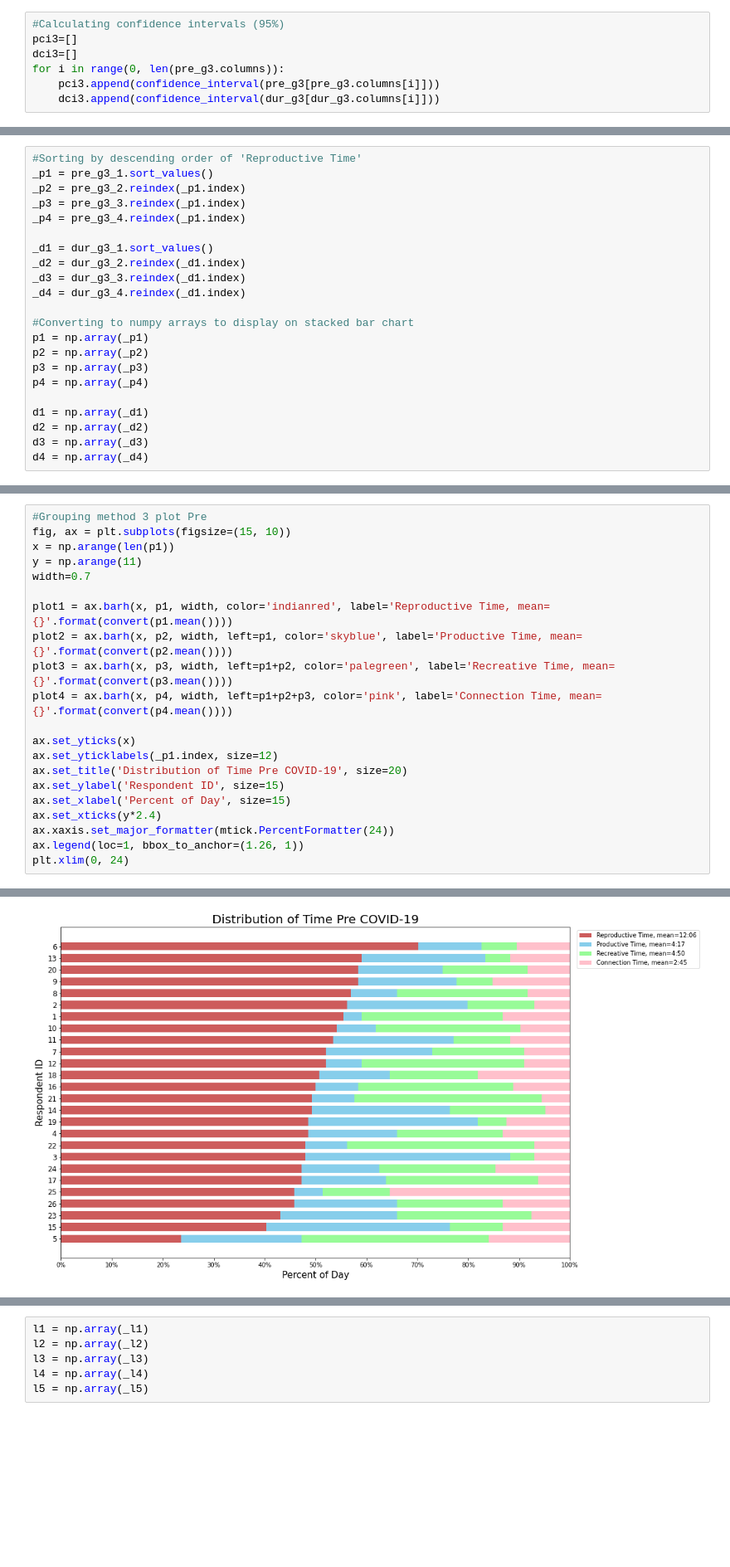
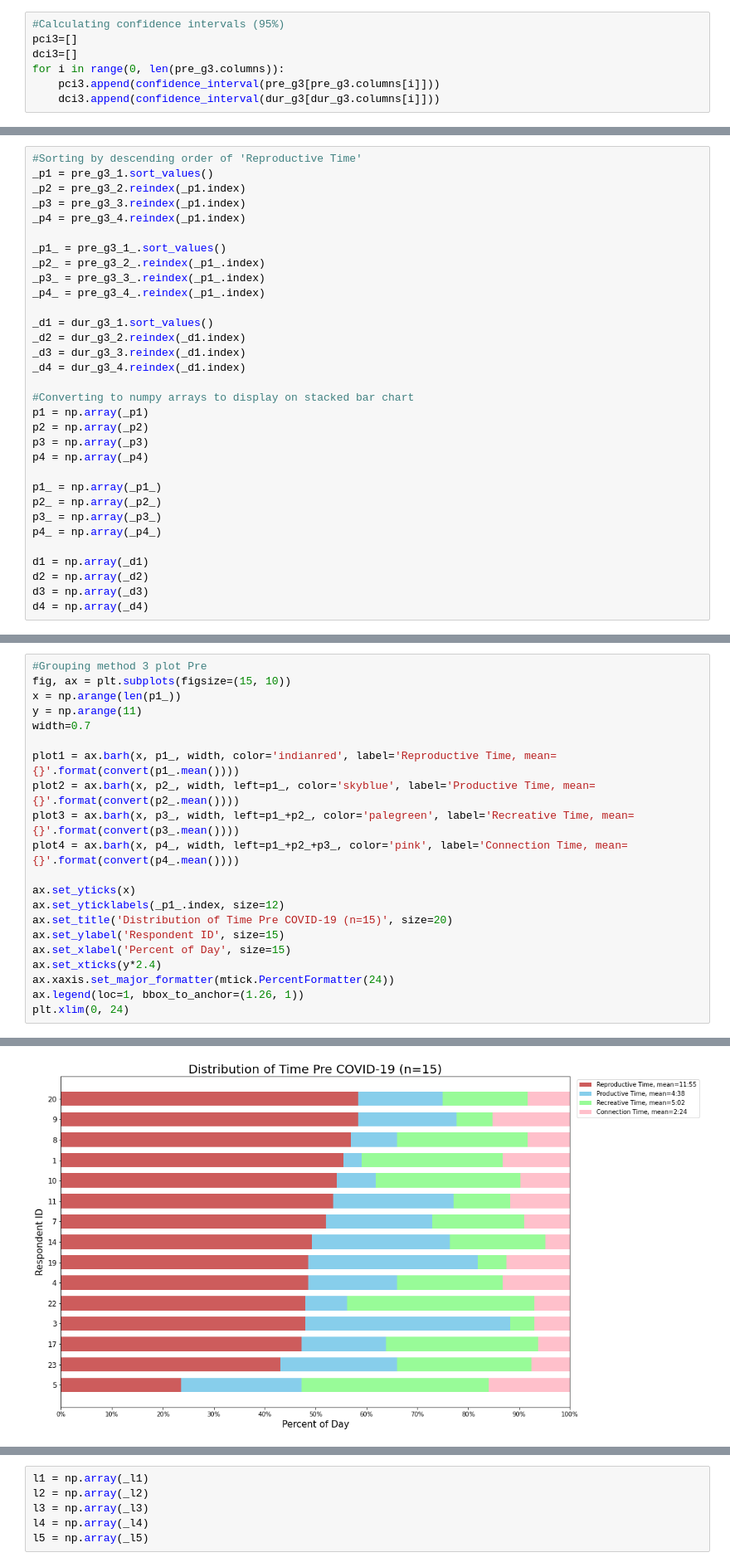
Before and after one commit to tommiehayes/Time-use-Analysis, a Jupyter notebook: Time use Analysis.ipynb, the cells around one changed output, grey strips where cells are left out. Shown at 83% size. Cells and saved outputs as stored; diff of their text form; blank space fills up the shorter version.

```diff
--- a/Time use Analysis.ipynb
+++ b/Time use Analysis.ipynb
@@ -428,6 +428,11 @@ _p1 = pre_g3_1.sort_values()
 _p2 = pre_g3_2.reindex(_p1.index)
 _p3 = pre_g3_3.reindex(_p1.index)
 _p4 = pre_g3_4.reindex(_p1.index)
+
+_p1_ = pre_g3_1_.sort_values()
+_p2_ = pre_g3_2_.reindex(_p1_.index)
+_p3_ = pre_g3_3_.reindex(_p1_.index)
+_p4_ = pre_g3_4_.reindex(_p1_.index)
 
 _d1 = dur_g3_1.sort_values()
 _d2 = dur_g3_2.reindex(_d1.index)
@@ -440,6 +445,11 @@ p2 = np.array(_p2)
 p3 = np.array(_p3)
 p4 = np.array(_p4)
 
+p1_ = np.array(_p1_)
+p2_ = np.array(_p2_)
+p3_ = np.array(_p3_)
+p4_ = np.array(_p4_)
+
 d1 = np.array(_d1)
 d2 = np.array(_d2)
 d3 = np.array(_d3)
@@ -471,24 +481,24 @@ plt.xlim(0, 24)
 # %%
 #Grouping method 3 plot Pre
 fig, ax = plt.subplots(figsize=(15, 10))
-x = np.arange(len(p1))
+x = np.arange(len(p1_))
 y = np.arange(11)
 width=0.7
 
-plot1 = ax.barh(x, p1, width, color='indianred', label='Reproductive Time, mean={}'.format(convert(p1.mean())))
-plot2 = ax.barh(x, p2, width, left=p1, color='skyblue', label='Productive Time, mean={}'.format(convert(p2.mean())))
-plot3 = ax.barh(x, p3, width, left=p1+p2, color='palegreen', label='Recreative Time, mean={}'.format(convert(p3.mean())))
-plot4 = ax.barh(x, p4, width, left=p1+p2+p3, color='pink', label='Connection Time, mean={}'.format(convert(p4.mean())))
+plot1 = ax.barh(x, p1_, width, color='indianred', label='Reproductive Time, mean={}'.format(convert(p1_.mean())))
+plot2 = ax.barh(x, p2_, width, left=p1_, color='skyblue', label='Productive Time, mean={}'.format(convert(p2_.mean())))
+plot3 = ax.barh(x, p3_, width, left=p1_+p2_, color='palegreen', label='Recreative Time, mean={}'.format(convert(p3_.mean())))
+plot4 = ax.barh(x, p4_, width, left=p1_+p2_+p3_, color='pink', label='Connection Time, mean={}'.format(convert(p4_.mean())))
 
 ax.set_yticks(x)
-ax.set_yticklabels(_p1.index, size=12)
-ax.set_title('Distribution of Time Pre COVID-19', size=20)
+ax.set_yticklabels(_p1_.index, size=12)
+ax.set_title('Distribution of Time Pre COVID-19 (n=15)', size=20)
 ax.set_ylabel('Respondent ID', size=15)
 ax.set_xlabel('Percent of Day', size=15)
 ax.set_xticks(y*2.4)
 ax.xaxis.set_major_formatter(mtick.PercentFormatter(24))
 ax.legend(loc=1, bbox_to_anchor=(1.26, 1))
 plt.xlim(0, 24)
 # %% [output]
 (0.0, 24.0)
-[figure, old version]
+[figure, new version]
```
Also changed, not shown: parts of 6 cells of this notebook.
